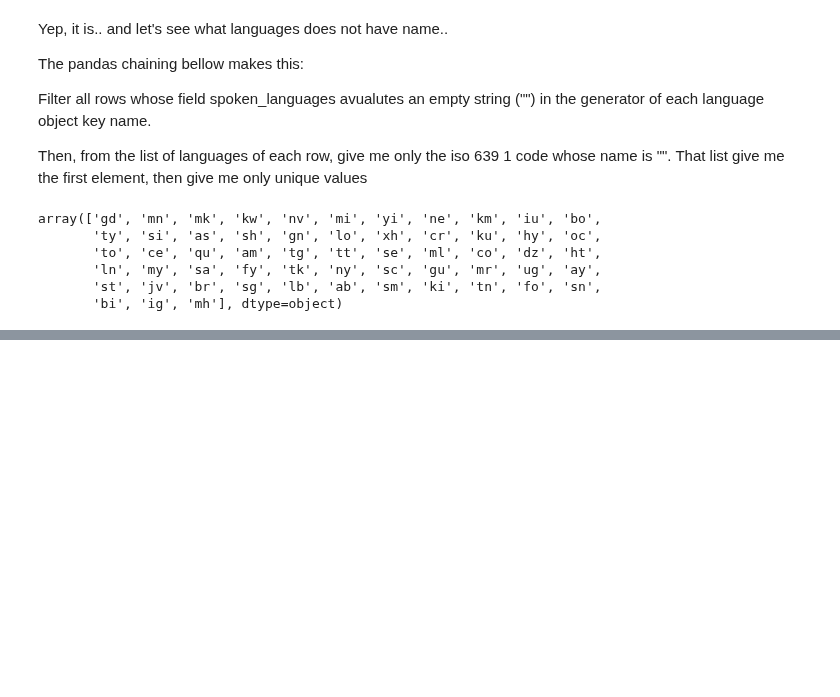
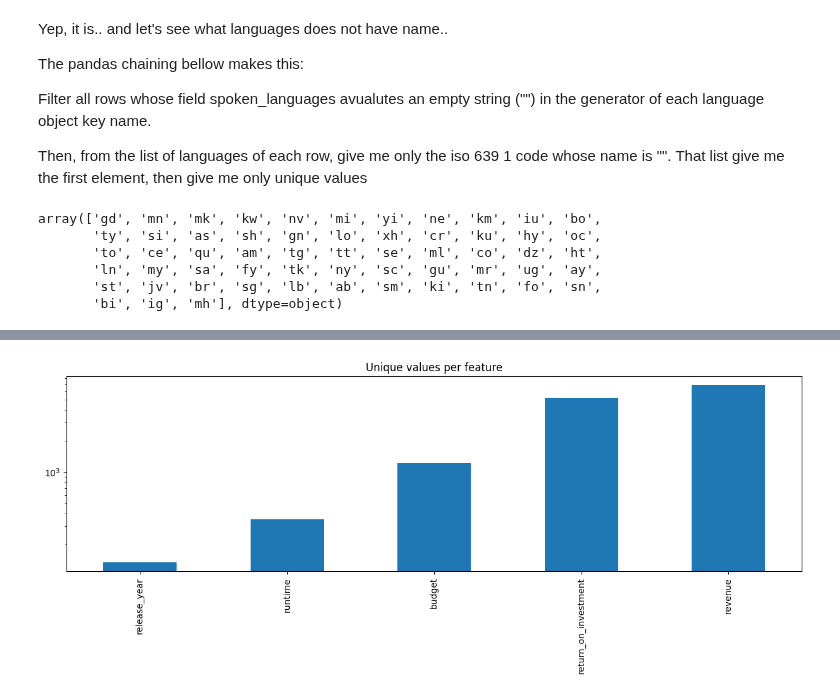
Before and after one commit to someonefrom93/PI_JUL, a Jupyter notebook: eda.ipynb, the cells around one changed output, grey strips where cells are left out. Cells and saved outputs as stored; diff of their text form; code cells hidden in the pictures; blank space fills up the shorter version.

```diff
--- a/eda.ipynb
+++ b/eda.ipynb
@@ -253,0 +295,7 @@ movies_df[movies_df["original_language"] == "mk"]["spoken_languages"][2966]
+# %%
+for key, value in iso_language_mapping.items():
+    language_mask = movies_df["spoken_languages"].apply(lambda languages: key in (language["iso_639_1"] for language in languages))
+    movies_df.loc[language_mask, "spoken_languages"] = (movies_df.loc[language_mask, "spoken_languages"]
+                                        .apply(lambda languages: [
+                                        {"iso_639_1": language["iso_639_1"], "name" : value if language["iso_639_1"] == key else language["name"]}
+                                        for language in languages]))
@@ -271,0 +359,7 @@ Name: spoken_languages, Length: 45181, dtype: object
+# %%
+# For each numerical feature, count the number of unique entries
+unique_numerical_values = movies_df.select_dtypes(include="number").nunique().sort_values()
+
+unique_numerical_values.plot.bar(logy=True, figsize=(15, 4), title="Unique values per feature");
+# %% [output]
+[figure, added]
```
Also changed, not shown: parts of 17 cells of this notebook.
